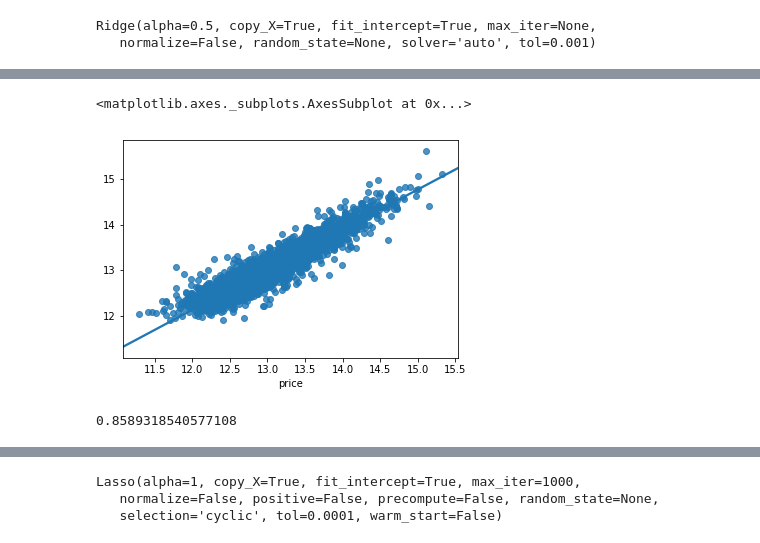
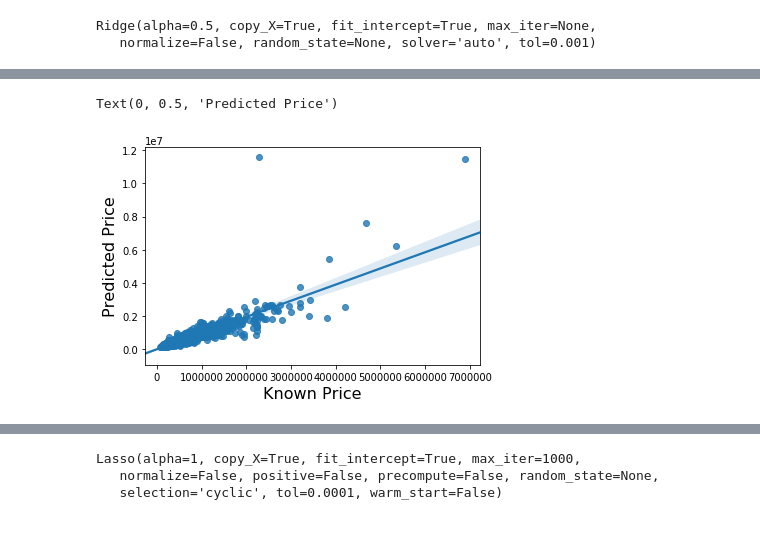
Before and after one commit to angelmanzur/LinearRegression_Proj1, a Jupyter notebook: King Sales - Team Awesome 3.ipynb, the cells around one changed output, grey strips where cells are left out. Saved outputs shown, nothing was run; the diff lists cells and outputs as text; code cells hidden in the pictures.

```diff
--- a/King Sales - Team Awesome 3.ipynb
+++ b/King Sales - Team Awesome 3.ipynb
@@ -259,15 +249,13 @@ adj
 # %%
 from sklearn.metrics import r2_score
 y_predict = linreg.predict(X_test)
-# %%
-sns.regplot(y_test, y_predict)
-# %% [output]
-<matplotlib.axes._subplots.AxesSubplot at 0x...>
-[figure, removed]
-# %%
-r2_score(y_predict, y_test)
-# %% [output]
-0.8589318540577108
+# %%
+sns.regplot(np.exp(y_test), np.exp(y_predict))
+plt.xlabel('Known Price', fontsize=16)
+plt.ylabel('Predicted Price', fontsize=16)
+# %% [output]
+Text(0, 0.5, 'Predicted Price')
+[figure, added]
 # %%
 y_predict_train = linreg.predict(X_train)
 print(r2_score(y_predict_train, y_train))
```
Also changed, not shown: parts of 57 cells of this notebook, 2 other files.
